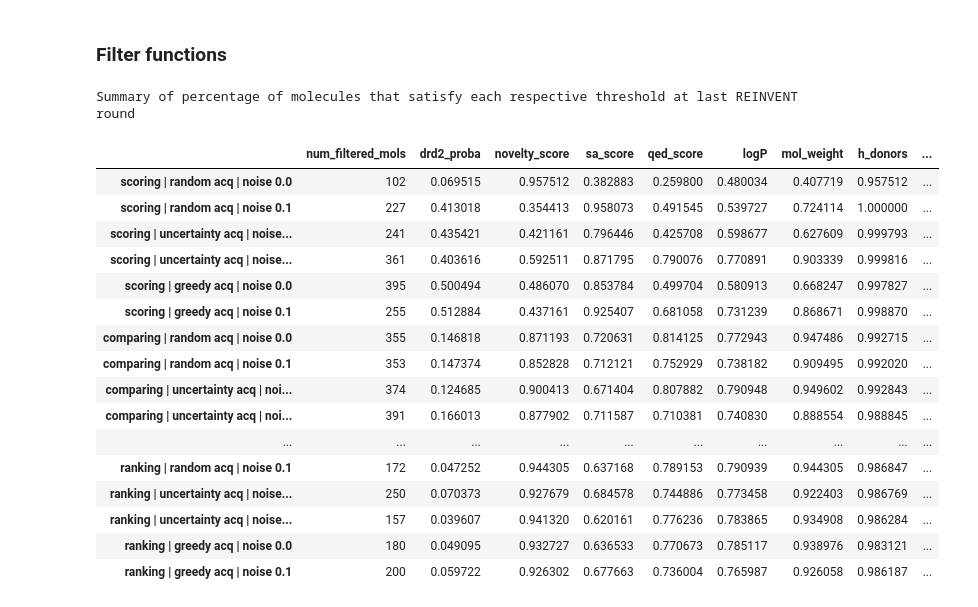
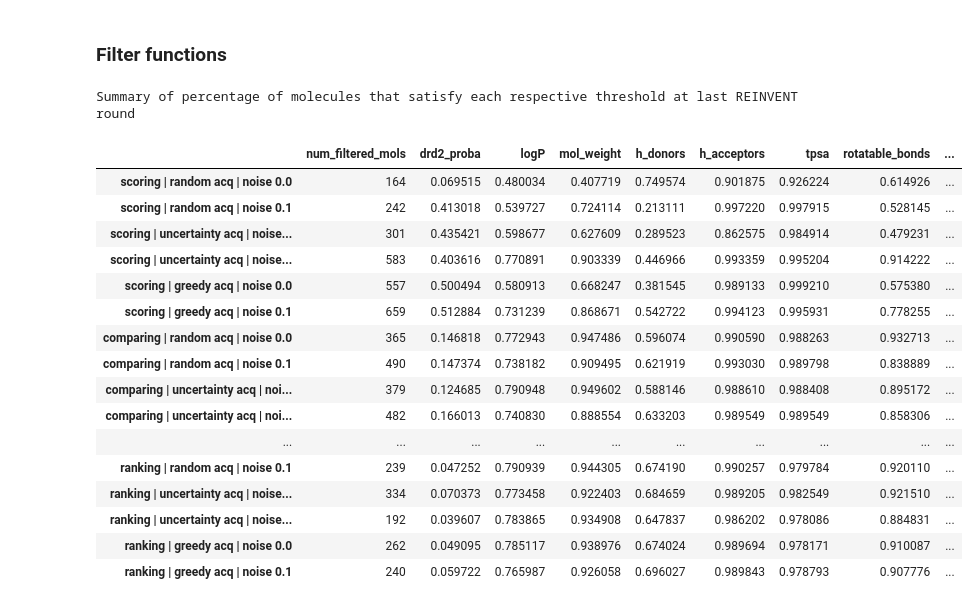
Before and after one commit to SpringNuance/Human-In-The-Loop-De-Novo-Molecular-Design, a Jupyter notebook: Base-Code-Binh/plot_results_n_steps_100.ipynb, the cells around one changed output. Drawn from its saved outputs; the diff is of its cells as text; code cells hidden in the pictures.

```diff
--- a/Base-Code-Binh/plot_results_n_steps_100.ipynb
+++ b/Base-Code-Binh/plot_results_n_steps_100.ipynb
@@ -63,7 +60,7 @@ for acquisition in ["random", "uncertainty", "greedy"]:
             models[model_name][f"acq_{acquisition}_noise_{sigma_noise}"] = {}
             combined_models[model_name][f"acq_{acquisition}_noise_{sigma_noise}"] = {}
 
-            for prop_name in ["smiles_list", "metrics", "drd2_proba", "novelty_score", "sa_score", "qed_score",\
+            for prop_name in ["smiles_list", "metrics", "drd2_proba",\
                             "logP", "mol_weight", "h_donors", "h_acceptors",\
                             "tpsa", "rotatable_bonds", "num_rings"]:
 
@@ -74,7 +71,7 @@ for acquisition in ["random", "uncertainty", "greedy"]:
                 if prop_name != "metrics":
                     prop_list = []
 
-                    # EXCLUDING THE FIRST ROUND
+                    # We should exclude the first reinvent round, since the ML model is a random model
                     for REINVENT_round in range(2, 5):
                         REINVENT_round_name = f"REINVENT_round_{REINVENT_round}"
                         #print(len(list(result[REINVENT_round_name])))
@@ -229,63 +373,60 @@ model_names_mapping = {
     "bradley_terry": "comparing",
     "rank_listnet": "ranking"
 }
-prop_names = ["smiles_list", "drd2_proba", "novelty_score", "sa_score", "qed_score", "logP", "mol_weight", "h_donors", "h_acceptors", "tpsa", "rotatable_bonds", "num_rings"]
+prop_names = ["smiles_list", "drd2_proba", "logP", "mol_weight", "h_donors", "h_acceptors", "tpsa", "rotatable_bonds", "num_rings"]
 
 filtered_models = copy.deepcopy(models)
 
-summary_percentage = pd.DataFrame(columns=["num_filtered_mols", "drd2_proba", "novelty_score", "sa_score", "qed_score", "logP", "mol_weight", "h_donors", "h_acceptors", "tpsa", "rotatable_bonds", "num_rings"])
-summary_mean = pd.DataFrame(columns=["num_filtered_mols", "drd2_proba", "novelty_score", "sa_score", "qed_score", "logP", "mol_weight", "h_donors", "h_acceptors", "tpsa", "rotatable_bonds", "num_rings"])
+summary_percentage = pd.DataFrame(columns=["num_filtered_mols", "drd2_proba", "logP", "mol_weight", "h_donors", "h_acceptors", "tpsa", "rotatable_bonds", "num_rings"])
+summary_mean = pd.DataFrame(columns=["num_filtered_mols", "drd2_proba", "logP", "mol_weight", "h_donors", "h_acceptors", "tpsa", "rotatable_bonds", "num_rings"])
 
 for i, model_name in enumerate(model_names):
     for acquisition in ["random", "uncertainty", "greedy"]:
         for sigma_noise in [0.0, 0.1]:
             for REINVENT_round in [4]:
                 REINVENT_round_name = f"REINVENT_round_{REINVENT_round}"
                 props_dict = {}
                 for prop_name in prop_names:
                     #print(prop_name)
                     props_dict[prop_name] = models[model_name][f"acq_{acquisition}_noise_{sigma_noise}"][prop_name][REINVENT_round_name]
 
                 props_dict["smiles_list"] = models[model_name][f"acq_{acquisition}_noise_{sigma_noise}"]["smiles_list"][REINVENT_round_name]
 
-                threshold_dict = {} # We will use the default thresholds
-                props_dict_filtered, percentage_dict, means_dict = props_filter(props_dict, threshold_dict)
-                #print(means_dict)
+                props_dict_filtered, percentage_dict, means_dict = mol_descriptor_filter(props_dict)
                 if REINVENT_round == 4:
-                    #print(percentage_dict)
                     summary_percentage.loc[f"{model_names_mapping[model_name]} | {acquisition} acq | noise {sigma_noise}", "num_filtered_mols"] = len(props_dict_filtered["smiles_list"])
                     summary_mean.loc[f"{model_names_mapping[model_name]} | {acquisition} acq | noise {sigma_noise}", "num_filtered_mols"] = len(props_dict_filtered["smiles_list"])
                     for prop_name in percentage_dict.keys():
                         if prop_name != "smiles_list":
                             summary_percentage.loc[f"{model_names_mapping[model_name]} | {acquisition} acq | noise {sigma_noise}", prop_name] = percentage_dict[prop_name]
                     for prop_name in means_dict.keys():
                         if prop_name != "smiles_list":
                             summary_mean.loc[f"{model_names_mapping[model_name]} | {acquisition} acq | noise {sigma_noise}", prop_name] = means_dict[prop_name]
                 for prop_name in prop_names:
                     filtered_models[model_name][f"acq_{acquisition}_noise_{sigma_noise}"][prop_name][REINVENT_round_name] = props_dict_filtered[prop_name]
 
 print("Summary of percentage of molecules that satisfy each respective threshold at last REINVENT round")
 summary_percentage = summary_percentage.apply(pd.to_numeric, errors='coerce')  # Convert all other data to numeric, coercing errors
 summary_percentage.head(30)
 # %% [output]
 Summary of percentage of molecules that satisfy each respective threshold at last REINVENT round
-|  | num_filtered_mols | drd2_proba | novelty_score | sa_score | qed_score | logP | mol_weight | h_donors | ... |
-| scoring | random acq | noise 0.0 | 102 | 0.069515 | 0.957512 | 0.382883 | 0.259800 | 0.480034 | 0.407719 | 0.957512 | ... |
-| scoring | random acq | noise 0.1 | 227 | 0.413018 | 0.354413 | 0.958073 | 0.491545 | 0.539727 | 0.724114 | 1.000000 | ... |
-| scoring | uncertainty acq | noise... | 241 | 0.435421 | 0.421161 | 0.796446 | 0.425708 | 0.598677 | 0.627609 | 0.999793 | ... |
-| scoring | uncertainty acq | noise... | 361 | 0.403616 | 0.592511 | 0.871795 | 0.790076 | 0.770891 | 0.903339 | 0.999816 | ... |
-| scoring | greedy acq | noise 0.0 | 395 | 0.500494 | 0.486070 | 0.853784 | 0.499704 | 0.580913 | 0.668247 | 0.997827 | ... |
-| scoring | greedy acq | noise 0.1 | 255 | 0.512884 | 0.437161 | 0.925407 | 0.681058 | 0.731239 | 0.868671 | 0.998870 | ... |
-| comparing | random acq | noise 0.0 | 355 | 0.146818 | 0.871193 | 0.720631 | 0.814125 | 0.772943 | 0.947486 | 0.992715 | ... |
-| comparing | random acq | noise 0.1 | 353 | 0.147374 | 0.852828 | 0.712121 | 0.752929 | 0.738182 | 0.909495 | 0.992020 | ... |
-| comparing | uncertainty acq | noi... | 374 | 0.124685 | 0.900413 | 0.671404 | 0.807882 | 0.790948 | 0.949602 | 0.992843 | ... |
-| comparing | uncertainty acq | noi... | 391 | 0.166013 | 0.877902 | 0.711587 | 0.710381 | 0.740830 | 0.888554 | 0.988845 | ... |
+|  | num_filtered_mols | drd2_proba | logP | mol_weight | h_donors | h_acceptors | tpsa | rotatable_bonds | ... |
+| scoring | random acq | noise 0.0 | 164 | 0.069515 | 0.480034 | 0.407719 | 0.749574 | 0.901875 | 0.926224 | 0.614926 | ... |
+| scoring | random acq | noise 0.1 | 242 | 0.413018 | 0.539727 | 0.724114 | 0.213111 | 0.997220 | 0.997915 | 0.528145 | ... |
+| scoring | uncertainty acq | noise... | 301 | 0.435421 | 0.598677 | 0.627609 | 0.289523 | 0.862575 | 0.984914 | 0.479231 | ... |
+| scoring | uncertainty acq | noise... | 583 | 0.403616 | 0.770891 | 0.903339 | 0.446966 | 0.993359 | 0.995204 | 0.914222 | ... |
+| scoring | greedy acq | noise 0.0 | 557 | 0.500494 | 0.580913 | 0.668247 | 0.381545 | 0.989133 | 0.999210 | 0.575380 | ... |
+| scoring | greedy acq | noise 0.1 | 659 | 0.512884 | 0.731239 | 0.868671 | 0.542722 | 0.994123 | 0.995931 | 0.778255 | ... |
+| comparing | random acq | noise 0.0 | 365 | 0.146818 | 0.772943 | 0.947486 | 0.596074 | 0.990590 | 0.988263 | 0.932713 | ... |
+| comparing | random acq | noise 0.1 | 490 | 0.147374 | 0.738182 | 0.909495 | 0.621919 | 0.993030 | 0.989798 | 0.838889 | ... |
+| comparing | uncertainty acq | noi... | 379 | 0.124685 | 0.790948 | 0.949602 | 0.588146 | 0.988610 | 0.988408 | 0.895172 | ... |
+| comparing | uncertainty acq | noi... | 482 | 0.166013 | 0.740830 | 0.888554 | 0.633203 | 0.989549 | 0.989549 | 0.858306 | ... |
 | ... | ... | ... | ... | ... | ... | ... | ... | ... | ... |
-| ranking | random acq | noise 0.1 | 172 | 0.047252 | 0.944305 | 0.637168 | 0.789153 | 0.790939 | 0.944305 | 0.986847 | ... |
-| ranking | uncertainty acq | noise... | 250 | 0.070373 | 0.927679 | 0.684578 | 0.744886 | 0.773458 | 0.922403 | 0.986769 | ... |
-| ranking | uncertainty acq | noise... | 157 | 0.039607 | 0.941320 | 0.620161 | 0.776236 | 0.783865 | 0.934908 | 0.986284 | ... |
-| ranking | greedy acq | noise 0.0 | 180 | 0.049095 | 0.932727 | 0.636533 | 0.770673 | 0.785117 | 0.938976 | 0.983121 | ... |
-| ranking | greedy acq | noise 0.1 | 200 | 0.059722 | 0.926302 | 0.677663 | 0.736004 | 0.765987 | 0.926058 | 0.986187 | ... |
+| ranking | random acq | noise 0.1 | 239 | 0.047252 | 0.790939 | 0.944305 | 0.674190 | 0.990257 | 0.979784 | 0.920110 | ... |
+| ranking | uncertainty acq | noise... | 334 | 0.070373 | 0.773458 | 0.922403 | 0.684659 | 0.989205 | 0.982549 | 0.921510 | ... |
+| ranking | uncertainty acq | noise... | 192 | 0.039607 | 0.783865 | 0.934908 | 0.647837 | 0.986202 | 0.978086 | 0.884831 | ... |
+| ranking | greedy acq | noise 0.0 | 262 | 0.049095 | 0.785117 | 0.938976 | 0.674024 | 0.989694 | 0.978171 | 0.910087 | ... |
+| ranking | greedy acq | noise 0.1 | 240 | 0.059722 | 0.765987 | 0.926058 | 0.696027 | 0.989843 | 0.978793 | 0.907776 | ... |
 # %%
 # We'll drop the 'num_filtered_mols' column if you only want to visualize the properties
 
```
Also changed, not shown: parts of 36 cells of this notebook, 54 other files.
